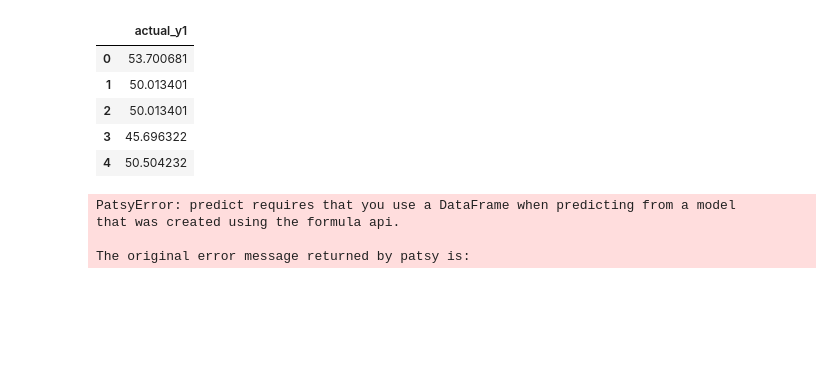
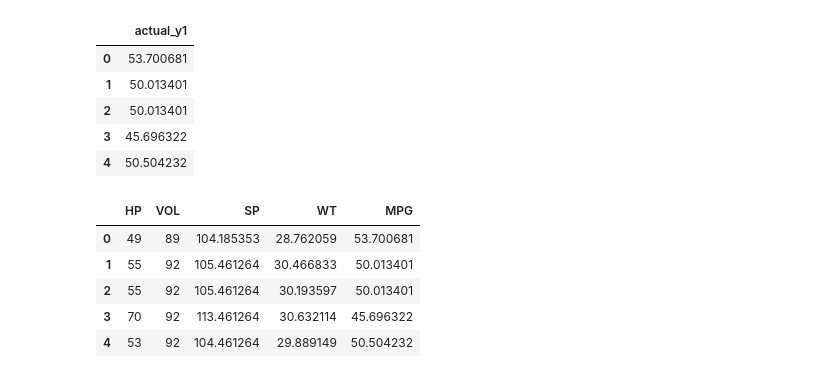
Before and after one commit to AnirudhReddy1252/AIML_TASK, a Jupyter notebook: Multi Regression.ipynb, the cells around one changed output. Drawn from its saved outputs; the diff is of its cells as text; code cells hidden in the pictures; blank space fills up the shorter version.

```diff
--- a/Multi Regression.ipynb
+++ b/Multi Regression.ipynb
@@ -227,12 +227,13 @@ df1.head()
 | 2 | 50.013401 |
 | 3 | 45.696322 |
 | 4 | 50.504232 |
-# %%
-pred_y1 = model1.predict(cars.iloc[:,0:4])
-df1["pred_y1"] = pred_y1
-df1.head()
-# %% [output]
-PatsyError: predict requires that you use a DataFrame when predicting from a model
-that was created using the formula api.
-
-The original error message returned by patsy is:
+# %%
+cars = pd.DataFrame(cars, columns=["HP","VOL","SP","WT","MPG"])
+cars.head()
+# %% [output]
+|  | HP | VOL | SP | WT | MPG |
+| 0 | 49 | 89 | 104.185353 | 28.762059 | 53.700681 |
+| 1 | 55 | 92 | 105.461264 | 30.466833 | 50.013401 |
+| 2 | 55 | 92 | 105.461264 | 30.193597 | 50.013401 |
+| 3 | 70 | 92 | 113.461264 | 30.632114 | 45.696322 |
+| 4 | 53 | 92 | 104.461264 | 29.889149 | 50.504232 |
```
Also changed, not shown: parts of 14 cells of this notebook.
